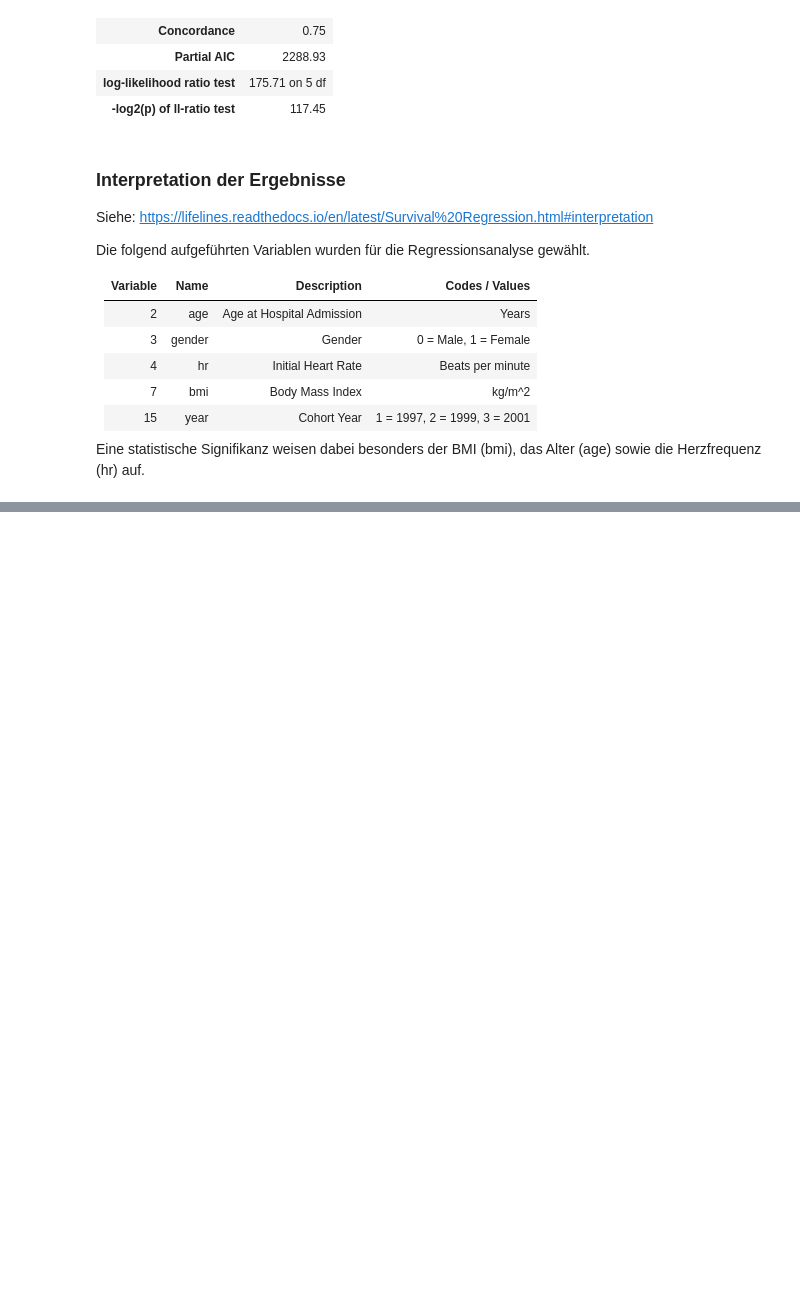
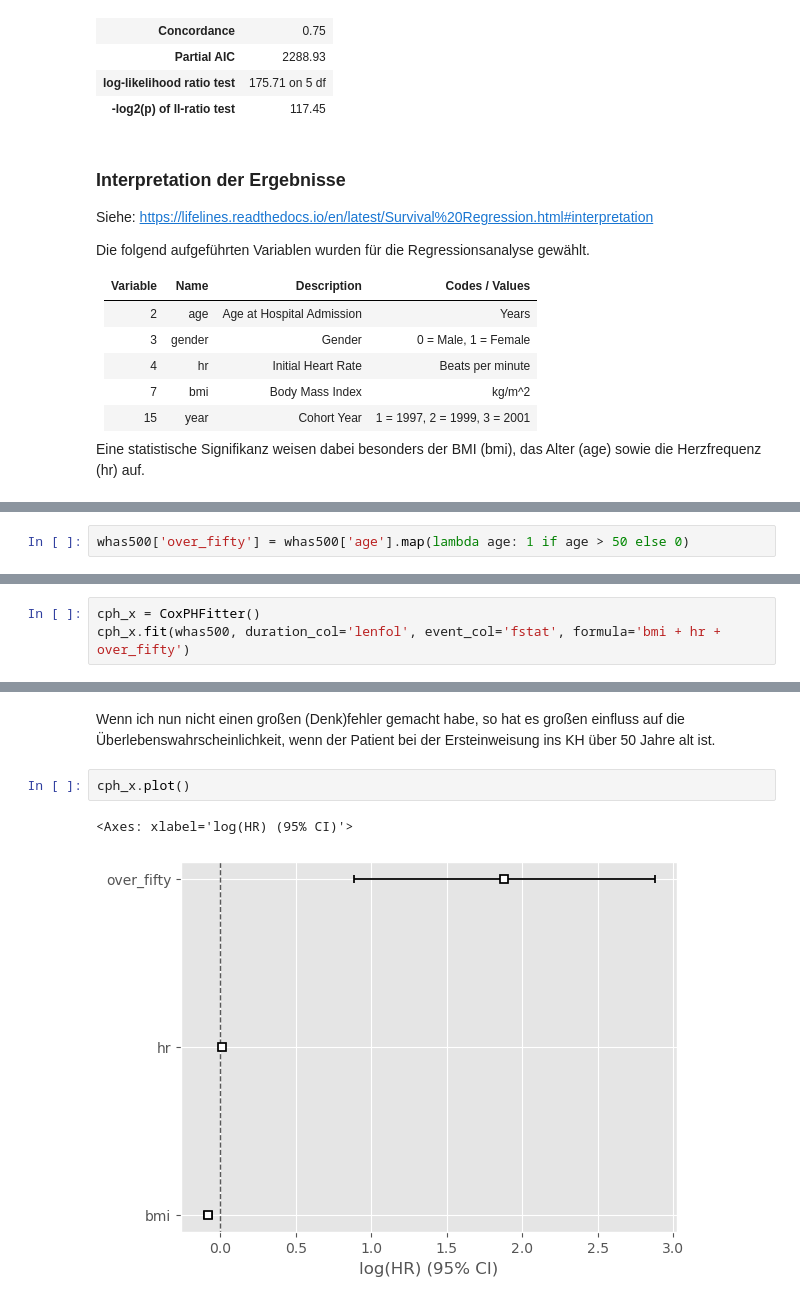
Before and after one commit to wolfJaeger/survivalanalysis, a Jupyter notebook: survival_whas500.ipynb, the cells around one changed output, grey strips where cells are left out. Drawn from its saved outputs; the diff is of its cells as text; blank space fills up the shorter version.

Commit message:
feat: Add column for patients over fifty

```diff
--- a/survival_whas500.ipynb
+++ b/survival_whas500.ipynb
@@ -261,0 +264,2 @@ cph.plot()
+# %%
+whas500['over_fifty'] = whas500['age'].map(lambda age: 1 if age > 50 else 0)
@@ -261,0 +276,3 @@ cph.plot()
+# %%
+cph_x = CoxPHFitter()
+cph_x.fit(whas500, duration_col='lenfol', event_col='fstat', formula='bmi + hr + over_fifty')
@@ -261,0 +300,7 @@ cph.plot()
+# %% [markdown]
+Wenn ich nun nicht einen großen (Denk)fehler gemacht habe, so hat es großen einfluss auf die Überlebenswahrscheinlichkeit, wenn der Patient bei der Ersteinweisung ins KH über 50 Jahre alt ist.
+# %%
+cph_x.plot()
+# %% [output]
+<Axes: xlabel='log(HR) (95% CI)'>
+[figure, added]
```
Also changed, not shown: parts of 5 cells of this notebook.
